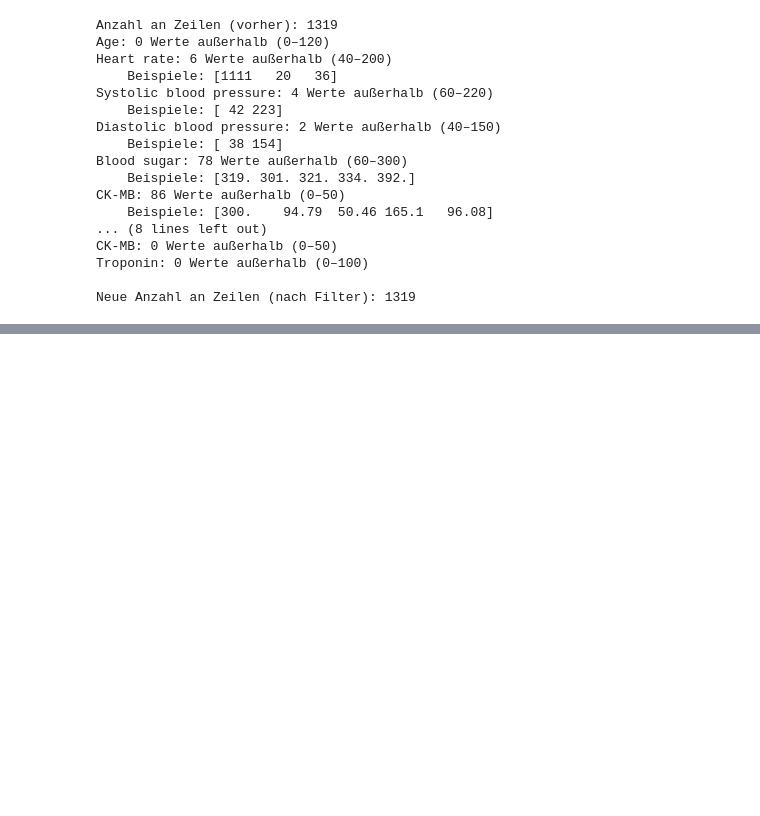
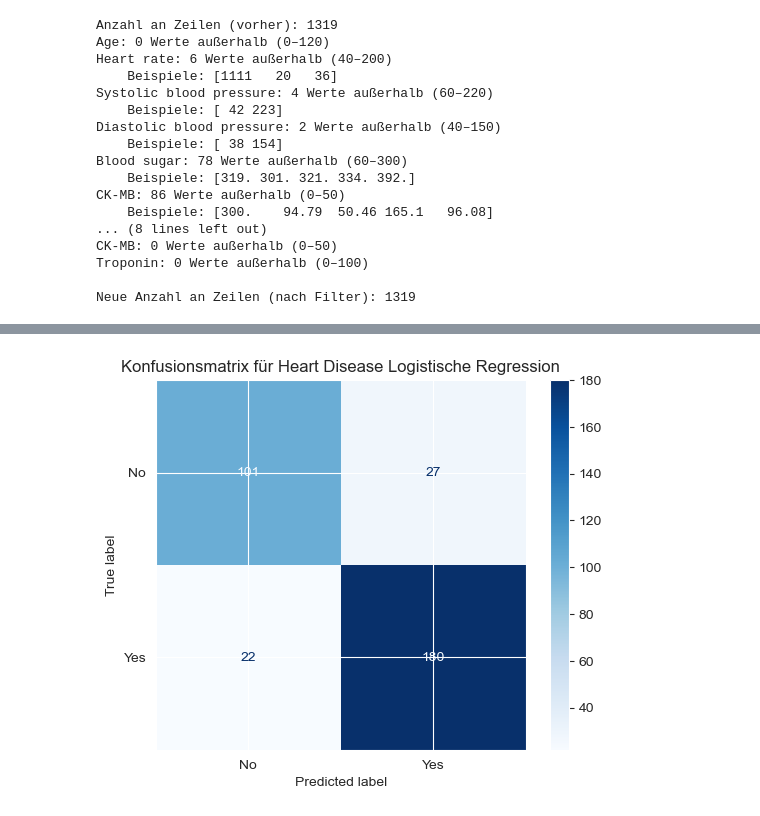
Before and after one commit to ManaTrooo/Asai-Projekt, a Jupyter notebook: DataSet_3.ipynb, the cells around one changed output, grey strips where cells are left out. Cells and saved outputs as stored; diff of their text form; code cells hidden in the pictures; blank space fills up the shorter version.

Commit message:
datenssatz 3 weiter

```diff
--- a/DataSet_3.ipynb
+++ b/DataSet_3.ipynb
@@ -281,0 +459,11 @@ plt.show()
+# %%
+scaler = MinMaxScaler()
+scale_cols = ["Heart rate", "Systolic blood pressure", "Diastolic blood pressure", "Blood sugar", "CK-MB", "Troponin", "Age_cat"]
+df[scale_cols] = scaler.fit_transform(df[scale_cols])
+
+styled_df = df.head(10).style.set_table_styles([
+    {'selector': 'thead th', 'props': [('background-color', '#1f77b4'), ('color', 'white'), ('font-weight', 'bold')]},
+    {'selector': 'tbody td', 'props': [('border', '1px solid #ddd'), ('text-align', 'center')]}
+]).set_properties(**{'text-align': 'center'})
+
+styled_df
@@ -281,0 +482,76 @@ plt.show()
+# %%
+# Train Test Split für RF, LR, Stacking
+
+# 1. Daten vorbereiten: Heartdisease spalte und alte age Spalte entfernen
+X = df.drop(columns=['Result', 'Age'])
+y = df['Result']
+
+# 2. Trainings-/Testdaten Split
+X_train, X_test, y_train, y_test = train_test_split(X, y, test_size=0.25, random_state=42)
+# %%
+#Random Forest mit Gridsearch
+
+
+# 3. Parametergrid für rf
+param_grid = {
+    'n_estimators': [100, 200],
+    'max_depth': [None, 10, 20],
+    'min_samples_split': [2, 5],
+    'min_samples_leaf': [1, 2],
+    'max_features': ['sqrt', 'log2'],
+    'bootstrap': [True, False]
+}
+
+# 4. Random Forest mit GridSearchCV
+rfc = RandomForestClassifier(random_state=42)
+grid_search = GridSearchCV(estimator=rfc,
+                           param_grid=param_grid,
+                           cv=5,
+                           scoring='accuracy',
+                           n_jobs=-1,
+                           verbose=1)
+
+grid_search.fit(X_train, y_train)
+
+# 5. Beste Parameter und beste Score ausgeben
+print("Beste Parameterkombination (grid_search.best_params_):")
+for param, value in grid_search.best_params_.items():
+    print(f"  {param}: {value}")
+
+print(f"\nBester CV-Score (grid_search.best_score_): {grid_search.best_score_:.4f}")
+# 6. Modell evaluieren
+best_model = grid_search.best_estimator_
+y_pred_rand = best_model.predict(X_test)
+
+#7. Konfusionsmatrix
+cm = confusion_matrix(y_test, y_pred_rand)
+
+disp = ConfusionMatrixDisplay(confusion_matrix=cm, display_labels=['No', 'Yes'])
+disp.plot(cmap='Blues')
+plt.title('Konfusionsmatrix für Heart Disease Logistische Regression')
+plt.show()
+
+accuracy = accuracy_score(y_test, y_pred_rand)
+print("Genauigkeit:", accuracy)
+
+#8. Fairness-Analyse nach Geschlecht
+# Sensitives Merkmal extrahieren (Gender)
+sensitive_feature = df.loc[X_test.index, "Gender"]  # 0 = Female, 1 = Male
+
+# MetricFrame mit Gruppenvergleich
+metrics = {
+    "accuracy": accuracy_score,
+    "precision": precision_score,
+    "recall": recall_score,
+    "f1_score": f1_score,
+    "selection_rate": selection_rate
+}
+
+frame = MetricFrame(metrics=metrics, y_true=y_test, y_pred=y_pred_rand, sensitive_features=sensitive_feature)
+
+print("\nFairness-Analyse nach 'Gender':")
+print(frame.by_group)
+
+dp_diff = demographic_parity_difference(y_test, y_pred_rand, sensitive_features=sensitive_feature)
+print(f"Demographic Parity Difference: {dp_diff:.3f}")
+# %% [output]
@@ -281,0 +568 @@ plt.show()
+[figure, added]
```
Also changed, not shown: parts of 13 cells of this notebook, 1 other file.
